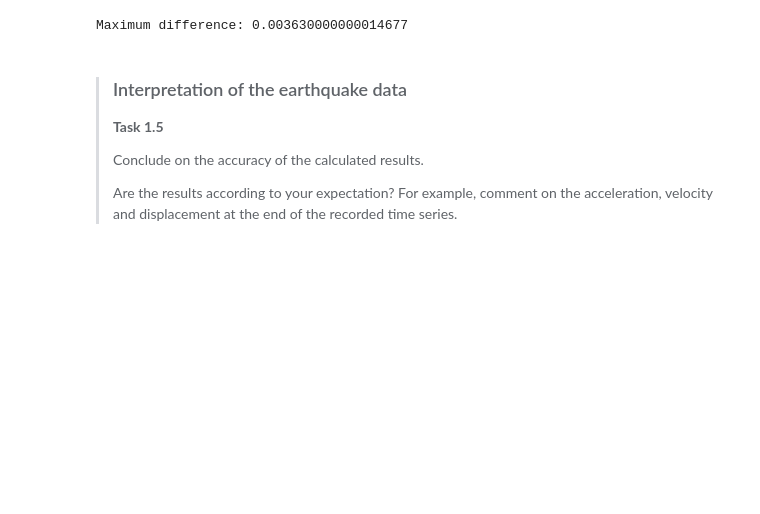
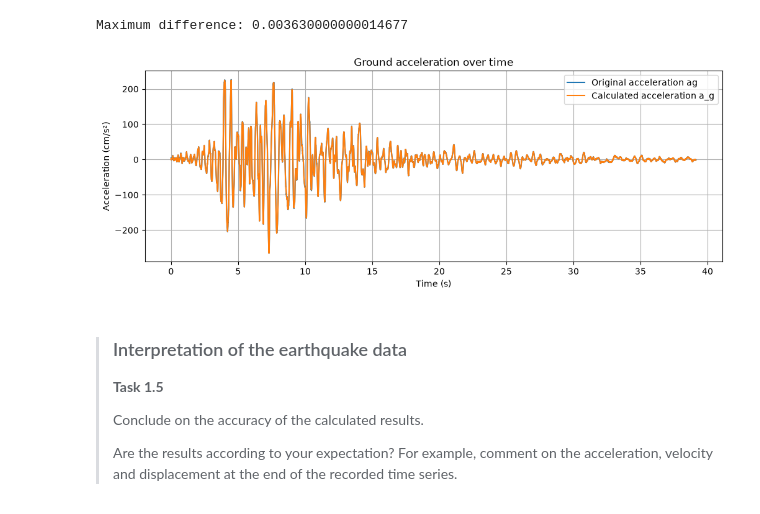
Before and after one commit to NickZhou21/GA1.2, a Jupyter notebook: all_files_GA_1_2/1Ddynamics.ipynb, the cells around one changed output. Saved outputs shown, nothing was run; the diff lists cells and outputs as text; code cells hidden in the pictures; blank space fills up the shorter version.

```diff
--- a/all_files_GA_1_2/1Ddynamics.ipynb
+++ b/all_files_GA_1_2/1Ddynamics.ipynb
@@ -201,3 +193,24 @@ plt.show()
+# %%
+a_g = []
+
+for i in range(num-1):
+    acc = (vg[i+1] - vg[i]) / dt
+    a_g.append(acc)
+
+plt.figure(figsize=(12, 4))
+
+plt.plot(t, ag, label='Original acceleration ag')
+plt.plot(t[:-1], a_g, label='Calculated acceleration a_g')
+
+plt.title('Ground acceleration over time')
+plt.xlabel('Time (s)')
+plt.ylabel('Acceleration (cm/s²)')
+
+plt.grid()
+plt.legend()
+plt.show()
+# %% [output]
+[figure, added]
 # %% [markdown]
 >### Interpretation of the earthquake data
 >
```
Also changed, not shown: parts of 1 cell of this notebook.
